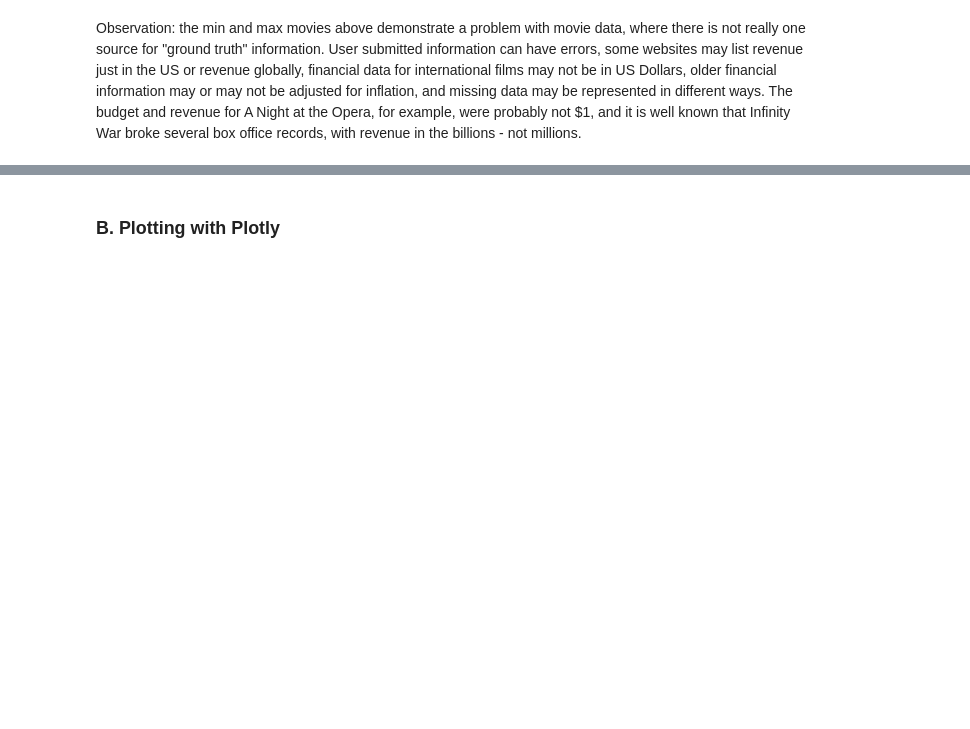
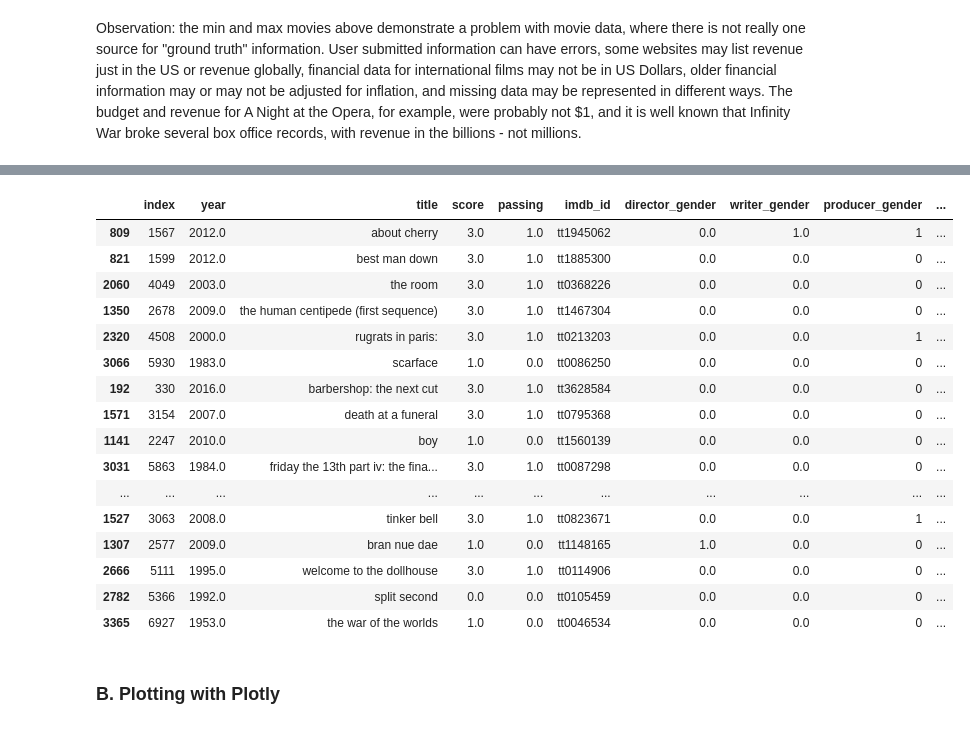
Before and after one commit to MagicMilly/women-in-film-analysis-dashboard, a Jupyter notebook: plotly_visualizations.ipynb, the cells around one changed output, grey strips where cells are left out. Drawn from its saved outputs; the diff is of its cells as text; code cells hidden in the pictures; blank space fills up the shorter version.

```diff
--- a/plotly_visualizations.ipynb
+++ b/plotly_visualizations.ipynb
@@ -128,0 +135,2 @@ Observation: the min and max movies above demonstrate a problem with movie data,
+# %%
+budget_and_revenue_df.reset_index(inplace=True)
@@ -128,0 +158,3 @@ Observation: the min and max movies above demonstrate a problem with movie data,
+# %%
+budget_and_revenue_df.at[3426,'budget_millions'] = 1
+budget_and_revenue_df.at[3426,'revenue_millions'] = 1.8
@@ -128,0 +166,5 @@ Observation: the min and max movies above demonstrate a problem with movie data,
+# %%
+budget_and_revenue_df.at[10,'revenue_millions'] = 2048
+# %%
+sorted_budget_and_revenue = budget_and_revenue_df.sort_values(by=['revenue_millions'], ascending=False)
+sorted_budget_and_revenue.head()
@@ -128,0 +178,20 @@ Observation: the min and max movies above demonstrate a problem with movie data,
+# %%
+sorted_budget_and_revenue.tail(20)
+# %% [output]
+|  | index | year | title | score | passing | imdb_id | director_gender | writer_gender | producer_gender | ... |
+| 809 | 1567 | 2012.0 | about cherry | 3.0 | 1.0 | tt1945062 | 0.0 | 1.0 | 1 | ... |
+| 821 | 1599 | 2012.0 | best man down | 3.0 | 1.0 | tt1885300 | 0.0 | 0.0 | 0 | ... |
+| 2060 | 4049 | 2003.0 | the room | 3.0 | 1.0 | tt0368226 | 0.0 | 0.0 | 0 | ... |
+| 1350 | 2678 | 2009.0 | the human centipede (first sequence) | 3.0 | 1.0 | tt1467304 | 0.0 | 0.0 | 0 | ... |
+| 2320 | 4508 | 2000.0 | rugrats in paris: | 3.0 | 1.0 | tt0213203 | 0.0 | 0.0 | 1 | ... |
+| 3066 | 5930 | 1983.0 | scarface | 1.0 | 0.0 | tt0086250 | 0.0 | 0.0 | 0 | ... |
+| 192 | 330 | 2016.0 | barbershop: the next cut | 3.0 | 1.0 | tt3628584 | 0.0 | 0.0 | 0 | ... |
+| 1571 | 3154 | 2007.0 | death at a funeral | 3.0 | 1.0 | tt0795368 | 0.0 | 0.0 | 0 | ... |
+| 1141 | 2247 | 2010.0 | boy | 1.0 | 0.0 | tt1560139 | 0.0 | 0.0 | 0 | ... |
+| 3031 | 5863 | 1984.0 | friday the 13th part iv: the fina... | 3.0 | 1.0 | tt0087298 | 0.0 | 0.0 | 0 | ... |
+| ... | ... | ... | ... | ... | ... | ... | ... | ... | ... | ... |
+| 1527 | 3063 | 2008.0 | tinker bell | 3.0 | 1.0 | tt0823671 | 0.0 | 0.0 | 1 | ... |
+| 1307 | 2577 | 2009.0 | bran nue dae | 1.0 | 0.0 | tt1148165 | 1.0 | 0.0 | 0 | ... |
+| 2666 | 5111 | 1995.0 | welcome to the dollhouse | 3.0 | 1.0 | tt0114906 | 0.0 | 0.0 | 0 | ... |
+| 2782 | 5366 | 1992.0 | split second | 0.0 | 0.0 | tt0105459 | 0.0 | 0.0 | 0 | ... |
+| 3365 | 6927 | 1953.0 | the war of the worlds | 1.0 | 0.0 | tt0046534 | 0.0 | 0.0 | 0 | ... |
```
Also changed, not shown: parts of 17 cells of this notebook, 1 other file.
